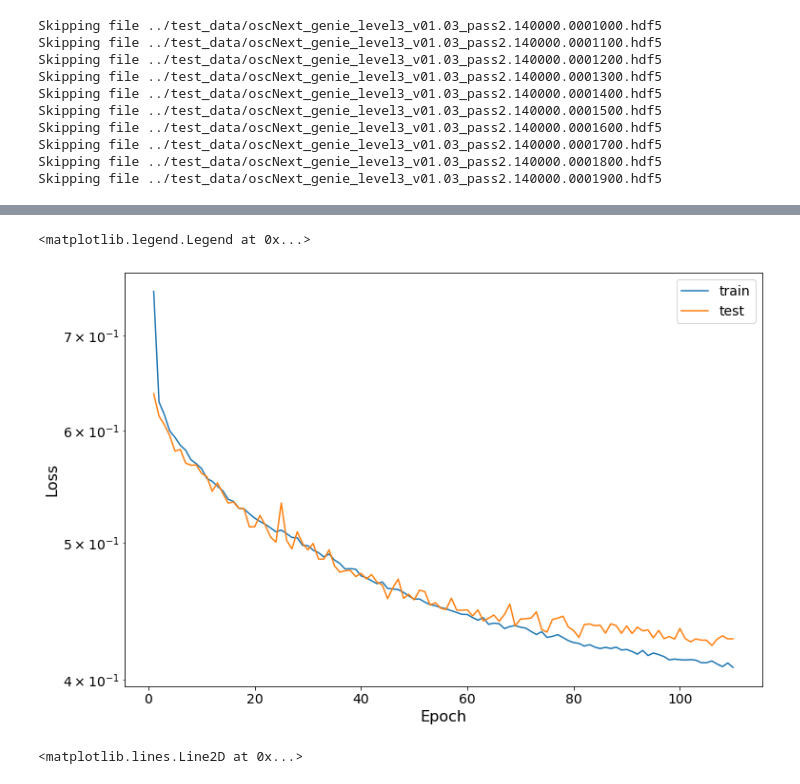
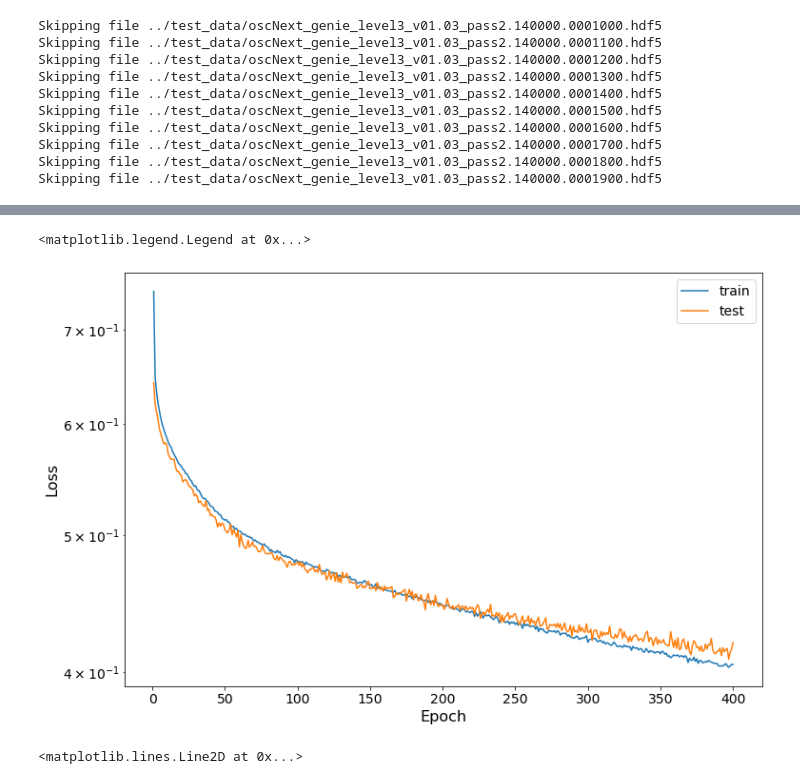
Before and after one commit to philippeller/IceNet, a Jupyter notebook: HitNet.ipynb, the cells around one changed output, grey strips where cells are left out. Saved outputs shown, nothing was run; the diff lists cells and outputs as text; code cells hidden in the pictures.

```diff
--- a/HitNet.ipynb
+++ b/HitNet.ipynb
@@ -153,7 +209,7 @@ activation='relu'
 
 hits_input = tf.keras.Input(shape=(4,))
 params_input = tf.keras.Input(shape=(len(labels),))
-t = trafo()
+t = trafo_indep()
 
 h = t(hits_input, params_input)
 h = tf.keras.layers.Dense(32, activation="relu")(h)
@@ -250,11 +310,11 @@ Trainable params: 87,009
 Non-trainable params: 0
 __________________________________________________________________________________________________
 # %%
-optimizer = tf.keras.optimizers.Adam(0.0005)
+optimizer = tf.keras.optimizers.Adam(0.00001)
 
 hit_net.compile(loss='binary_crossentropy', optimizer=optimizer)
 # %%
-optimizer = tf.keras.optimizers.Adam(0.0005)
+optimizer = tf.keras.optimizers.Adam(0.00001)
 
 charge_net.compile(loss='binary_crossentropy', optimizer=optimizer)
 # %%
@@ -271,6 +331,7 @@ def shuffle(hits, params, each_row=True):
     target = np.concatenate([np.ones(hits.shape[0]), np.zeros(hits.shape[0])])
     return shuffled_hits, shuffled_params, target
 # %%
+%%time
 for i in range(200):
 
     shuffled_hits_train, shuffled_params_train, outputs_train = shuffle(hits_train, params_train)
@@ -280,7 +341,7 @@ for i in range(200):
 
     print('Epoch %i'%(len(loss_history)+1))
 
-    hit_net.fit([shuffled_hits_train, shuffled_params_train], outputs_train, batch_size=2048, epochs=1, validation_data=([shuffled_hits_test, shuffled_params_test], outputs_test), callbacks=[my_history,])
+    hit_net.fit([shuffled_hits_train, shuffled_params_train], outputs_train, batch_size=512, epochs=1, validation_data=([shuffled_hits_test, shuffled_params_test], outputs_test), callbacks=[my_history,])
 
     loss_history.append(hit_net.history.history['loss'])
     val_loss_history.append(hit_net.history.history['val_loss'])
@@ -301,14 +384,14 @@ hit_net.save('hit_net.h5')
 # %%
-for i in range(30):
+for i in range(200):
 
     shuffled_q_charges_train, shuffled_q_params_train, outputs_q_train = shuffle(q_charges_train, q_params_train)
     shuffled_q_charges_test, shuffled_q_params_test, outputs_q_test = shuffle(q_charges_test, q_params_test)
 
     gc.collect()
 
-    print('Epoch %i'%(len(loss_history)+1))
+    print('Epoch %i'%(len(loss_history_q)+1))
 
-    charge_net.fit([shuffled_q_charges_train.flatten()[:, np.newaxis], shuffled_q_params_train], outputs_q_train, batch_size=2048, epochs=1, validation_data=([shuffled_q_charges_test.flatten()[:, np.newaxis], shuffled_q_params_test], outputs_q_test), callbacks=[my_history_q,])
+    charge_net.fit([shuffled_q_charges_train.flatten()[:, np.newaxis], shuffled_q_params_train], outputs_q_train, batch_size=128, epochs=1, validation_data=([shuffled_q_charges_test.flatten()[:, np.newaxis], shuffled_q_params_test], outputs_q_test), callbacks=[my_history_q,])
 
     loss_history_q.append(charge_net.history.history['loss'])
     val_loss_history_q.append(charge_net.history.history['val_loss'])
@@ -343,5 +426,5 @@ Train on 213540 samples, validate on 23728 samples
 <matplotlib.legend.Legend at 0x...>
-[figure, old version]
+[figure, new version]
 # %%
 hit_idx = 404
 
```
Also changed, not shown: parts of 18 cells of this notebook, 2 other files.
